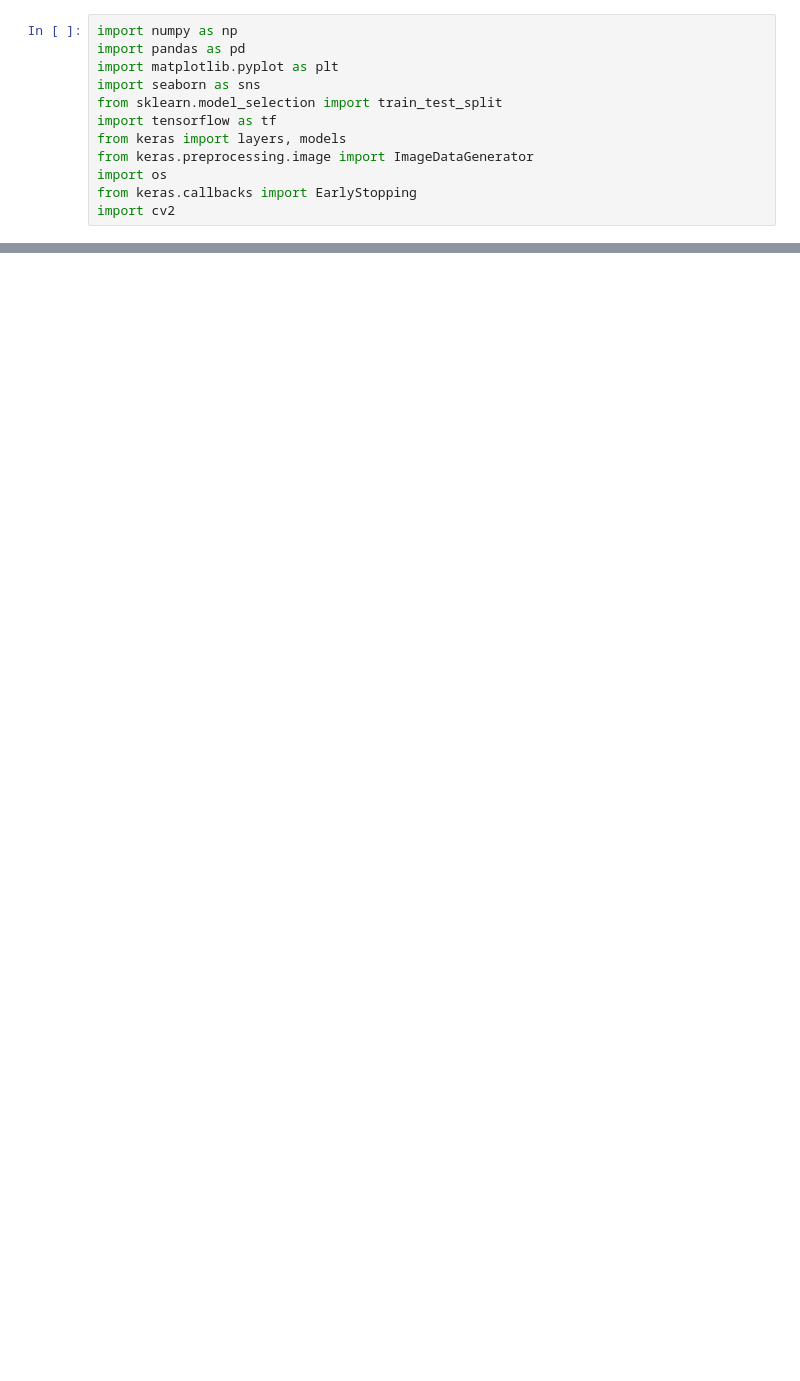
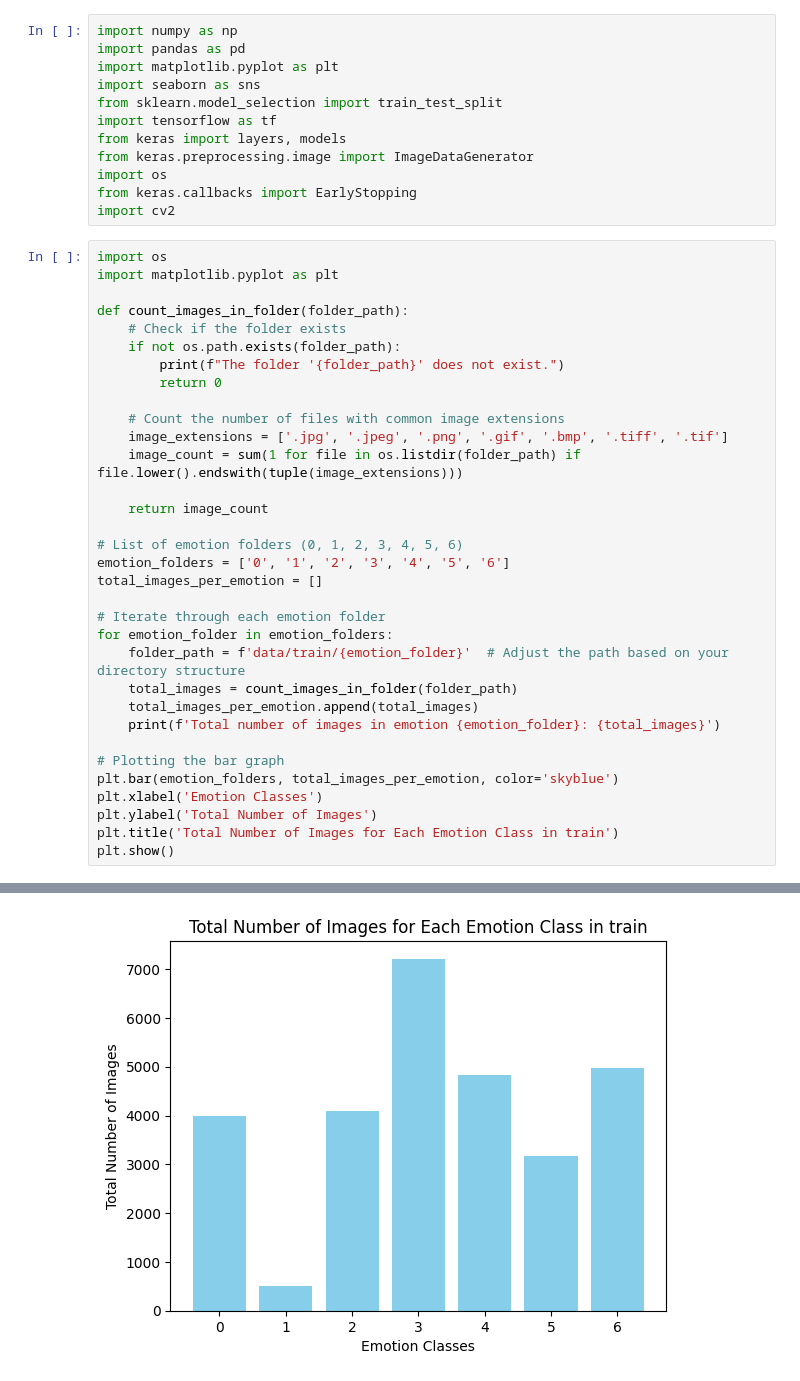
Before and after one commit to youssefelmasry2/emotion-detection, a Jupyter notebook: project.ipynb, the cells around one changed output, grey strips where cells are left out. Saved outputs shown, nothing was run; the diff lists cells and outputs as text; blank space fills up the shorter version.

```diff
--- a/project.ipynb
+++ b/project.ipynb
@@ -10,3 +10,37 @@ from keras.preprocessing.image import ImageDataGenerator
 import os
 from keras.callbacks import EarlyStopping
 import cv2
+# %%
+import os
+import matplotlib.pyplot as plt
+
+def count_images_in_folder(folder_path):
+    # Check if the folder exists
+    if not os.path.exists(folder_path):
+        print(f"The folder '{folder_path}' does not exist.")
+        return 0
+
+    # Count the number of files with common image extensions
+    image_extensions = ['.jpg', '.jpeg', '.png', '.gif', '.bmp', '.tiff', '.tif']
+    image_count = sum(1 for file in os.listdir(folder_path) if file.lower().endswith(tuple(image_extensions)))
+
+    return image_count
+
+# List of emotion folders (0, 1, 2, 3, 4, 5, 6)
+emotion_folders = ['0', '1', '2', '3', '4', '5', '6']
+total_images_per_emotion = []
+
+# Iterate through each emotion folder
+for emotion_folder in emotion_folders:
+    folder_path = f'data/train/{emotion_folder}'  # Adjust the path based on your directory structure
+    total_images = count_images_in_folder(folder_path)
+    total_images_per_emotion.append(total_images)
+    print(f'Total number of images in emotion {emotion_folder}: {total_images}')
+
+# Plotting the bar graph
+plt.bar(emotion_folders, total_images_per_emotion, color='skyblue')
+plt.xlabel('Emotion Classes')
+plt.ylabel('Total Number of Images')
+plt.title('Total Number of Images for Each Emotion Class in train')
+plt.show()
+# %% [output]
@@ -12,0 +54 @@ import cv2
+[figure, added]
```
Also changed, not shown: parts of 24 cells of this notebook, 22 other files.
